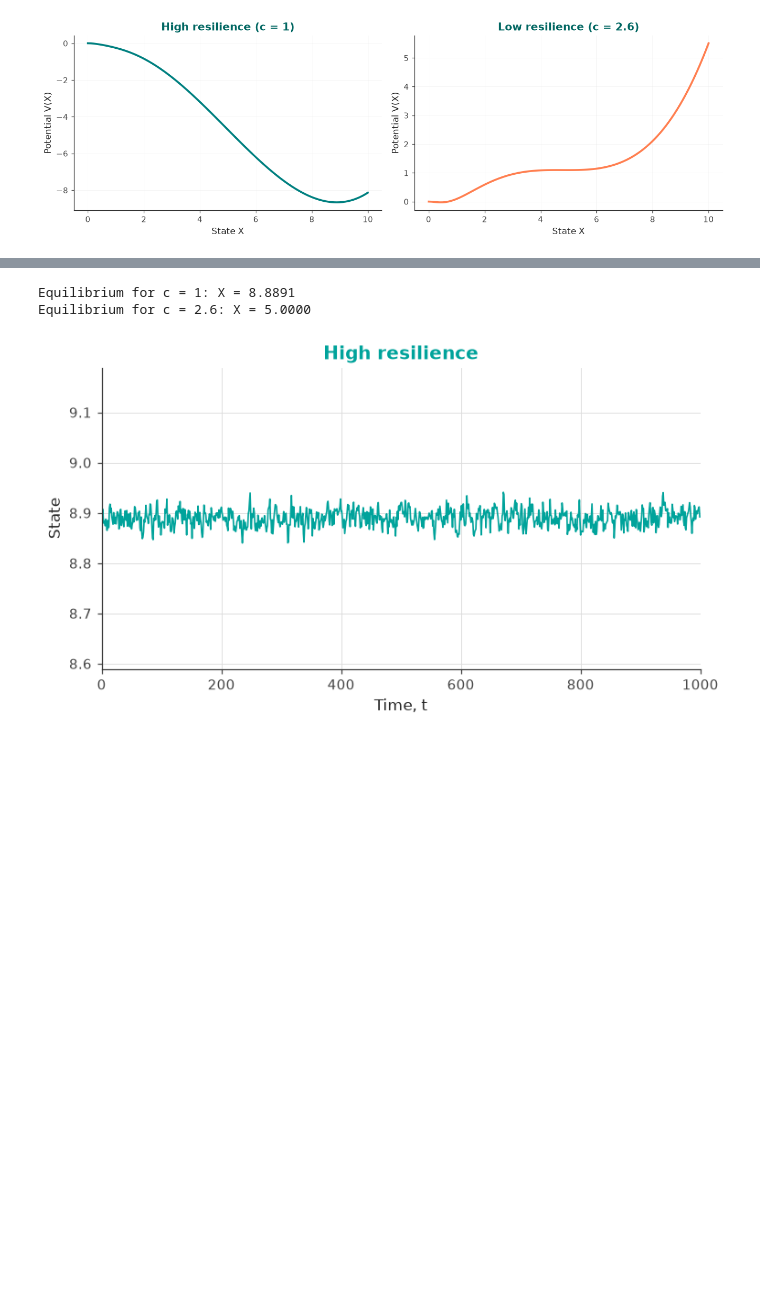
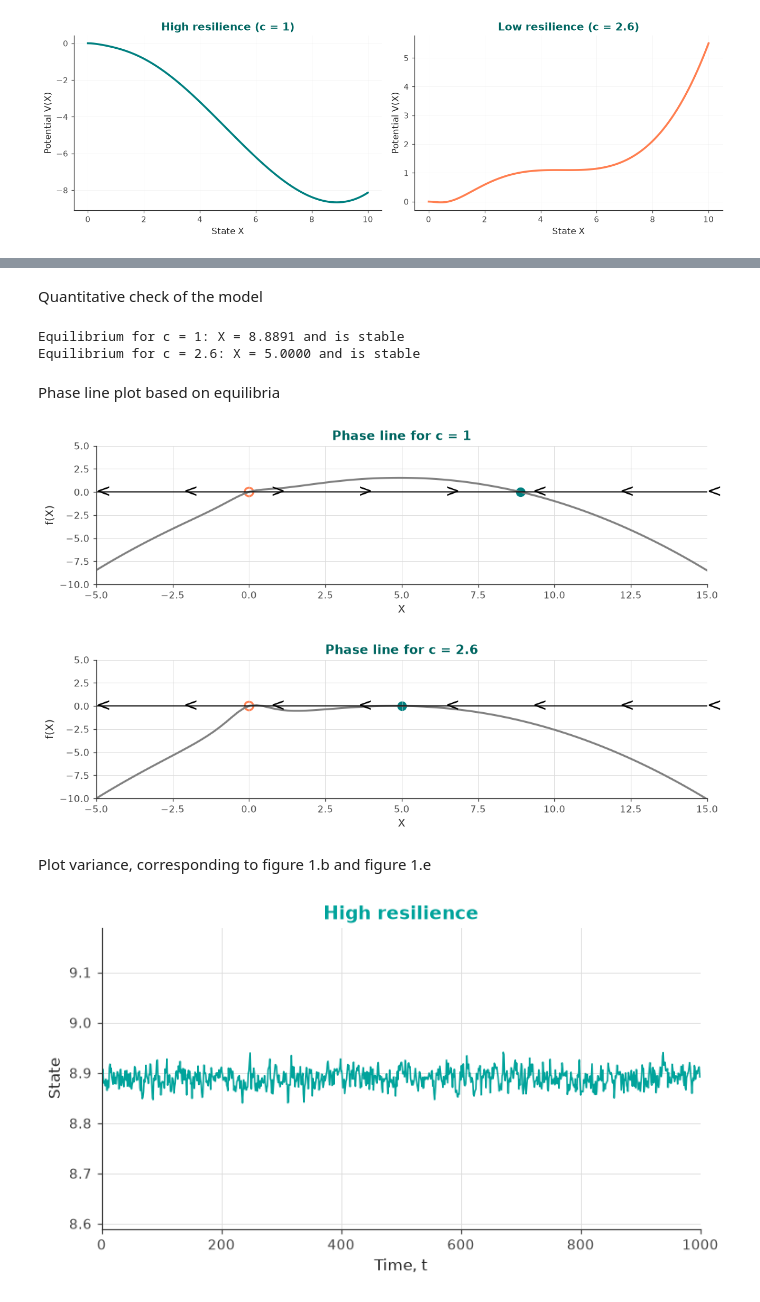
Before and after one commit to betsplie/CSassignment2, a Jupyter notebook: plots.ipynb, the cells around one changed output, grey strips where cells are left out. Drawn from its saved outputs; the diff is of its cells as text; code cells hidden in the pictures; blank space fills up the shorter version.

```diff
--- a/plots.ipynb
+++ b/plots.ipynb
@@ -187,14 +182,63 @@ for c in [c_high, c_low]:
+# %% [markdown]
+Quantitative check of the model
 # %%
 #finding the roots of the function f(X) = 0 to find the equilibria
 
-X_High = fsolve(f, 7.7, args=(K, c_high))[0]
-X_Low = fsolve(f, 5.85, args=(K, c_low))[0]
+X_high = fsolve(f, 7.7, args=(K, c_high))[0]
+X_low = fsolve(f, 5.85, args=(K, c_low))[0]
 
-print(f"Equilibrium for c = {c_high}: X = {X_High:.4f}")
-print(f"Equilibrium for c = {c_low}: X = {X_Low:.4f}")
+def stability(X_eq,K,c):
+    """calculate stability of equilibria"""
+    eps = 1e-6 #small perturbation
+    f_eq = 1-(2*X_eq)/K - c*(2*X_eq)/((X_eq**2 + 1)**2)
+    return "stable" if f_eq < 0 else "unstable"
+
+print(f"Equilibrium for c = {c_high}: X = {X_high:.4f} and is {stability(X_high,K,c_high)}")
+print(f"Equilibrium for c = {c_low}: X = {X_low:.4f} and is {stability(X_low,K,c_low)}")
 # %% [output]
-Equilibrium for c = 1: X = 8.8891
-Equilibrium for c = 2.6: X = 5.0000
+Equilibrium for c = 1: X = 8.8891 and is stable
+Equilibrium for c = 2.6: X = 5.0000 and is stable
+# %% [markdown]
+Phase line plot based on equilibria
+# %%
+def phase_line(K,c,equilibria):
+    """phase line plot for different values of c"""
+    x_values = np.linspace(-5, 15, 100)
+    f_plot = f(x_values, K, c)
+
+    plt.figure(figsize=(10, 3))
+    plt.plot(x_values, f_plot, color='grey', label="f(x)")
+    plt.axhline(0, color='black', linewidth=1)
+
+    for eq in equilibria:
+        st = stability(eq, K, c)
+        if st == "stable":
+            plt.scatter(eq, 0, color="TEAL", s=80)  #stable point, filled dot
+        else:
+            plt.scatter(eq, 0, facecolors="none", edgecolors="CORAL", s=80, linewidth=2)  #unstable point, open dot
+
+    #this puts the arrows on the x-axis
+    for x in np.linspace(-5, 15, 8):
+        if f(x, K, c) >= 0:
+            plt.annotate(">", (x, 0), va='center', fontsize='18')
+        else:
+            plt.annotate("<", (x, 0), va='center', fontsize='18')
+
+    plt.title(f"Phase line for c = {c}")
+    plt.xlabel("X")
+    plt.ylabel("f(X)")
+    plt.ylim(-10, 5)
+    plt.xlim(-5, 15)
+    plt.tight_layout()
+    plt.show()
+
+phase_line(K, c_high, [0, X_high])
+phase_line(K, c_low, [0, X_low])
+# %% [output]
+[figure, added]
+[figure, added]
+# %% [markdown]
+Plot variance, corresponding to figure 1.b and figure 1.e
 # %%
 """
 Input parameters
```
Also changed, not shown: parts of 5 cells of this notebook.
